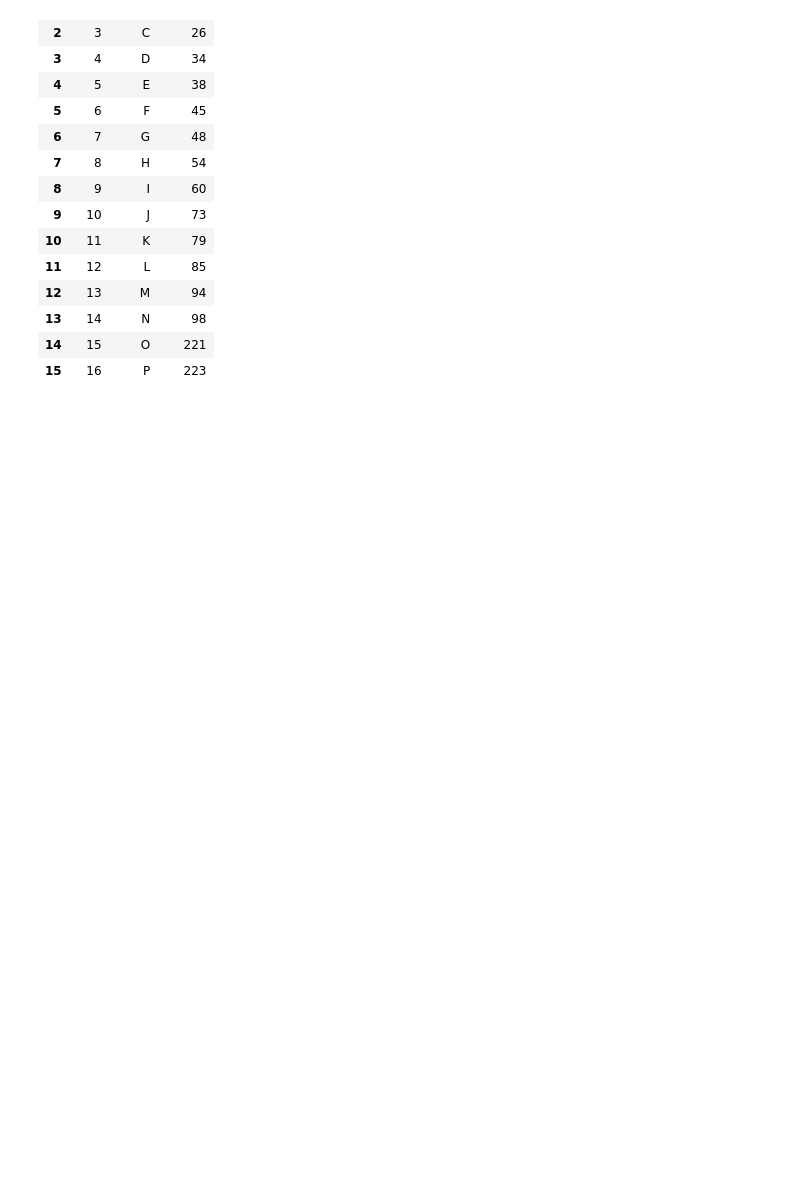
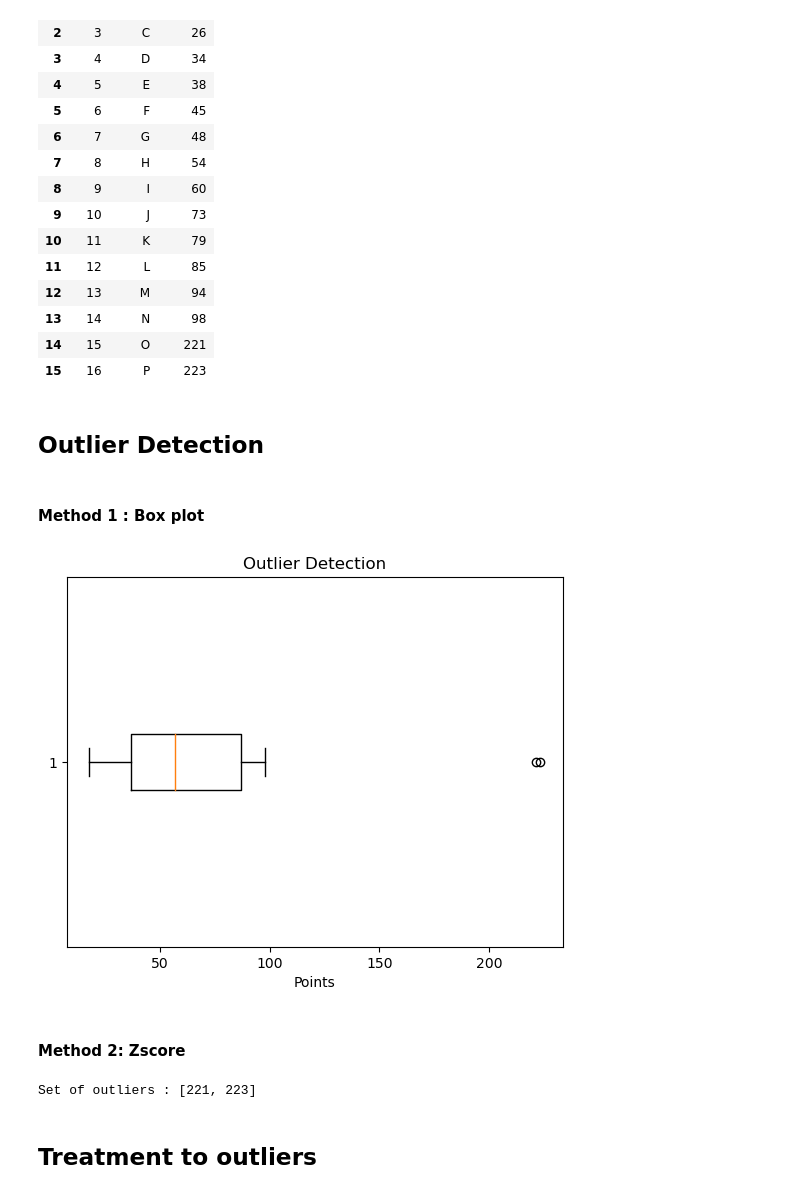
Before and after one commit to s0ul141/SB47, a Jupyter notebook: REG_DA5.ipynb, the cells around one changed output. Cells and saved outputs as stored; diff of their text form; code cells hidden in the pictures; blank space fills up the shorter version.

```diff
--- a/REG_DA5.ipynb
+++ b/REG_DA5.ipynb
@@ -26,3 +27,34 @@ data
 | 13 | 14 | N | 98 |
 | 14 | 15 | O | 221 |
 | 15 | 16 | P | 223 |
+# %% [markdown]
+## Outlier Detection
+# %% [markdown]
+#### Method 1 : Box plot
+# %%
+plt.boxplot(data['points'], vert = False)
+plt.title("Outlier Detection")
+plt.xlabel('Points')
+plt.show()
+# %% [output]
+[figure, added]
+# %% [markdown]
+#### Method 2: Zscore
+# %%
+outliers = []
+def detect_outliers(data):
+    thres = 2
+    mean = np.mean(data['points'])
+    std = np.std(data['points'])
+    for i in data['points']:
+        z_score = (i - mean)/ std
+        if (np.abs(z_score)> thres):
+            outliers.append(i)
+
+    return outliers
+o = detect_outliers(data)
+print("Set of outliers :", o)
+# %% [output]
+Set of outliers : [221, 223]
+# %% [markdown]
+## Treatment to outliers
```
Also changed, not shown: parts of 24 cells of this notebook.
